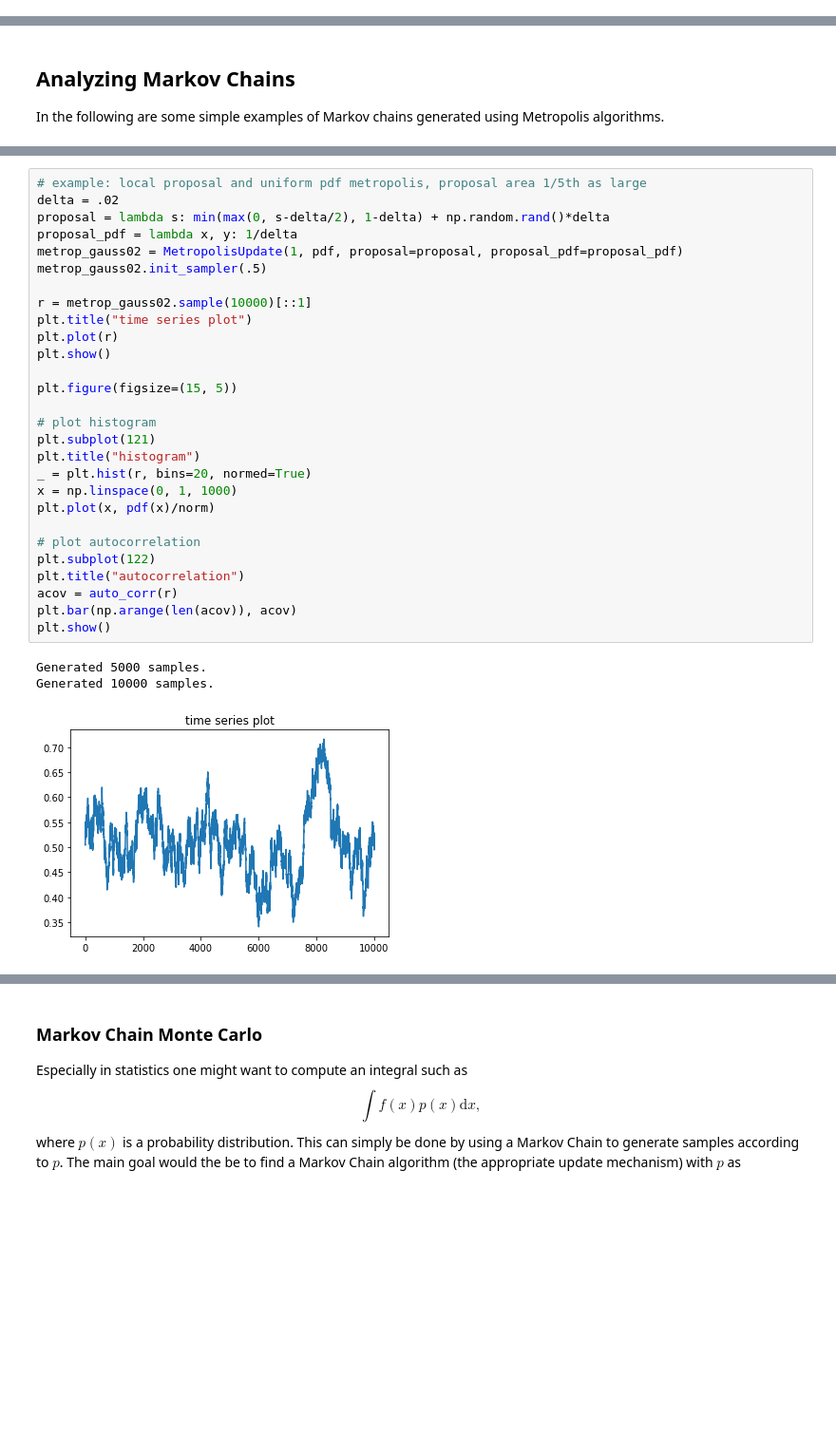
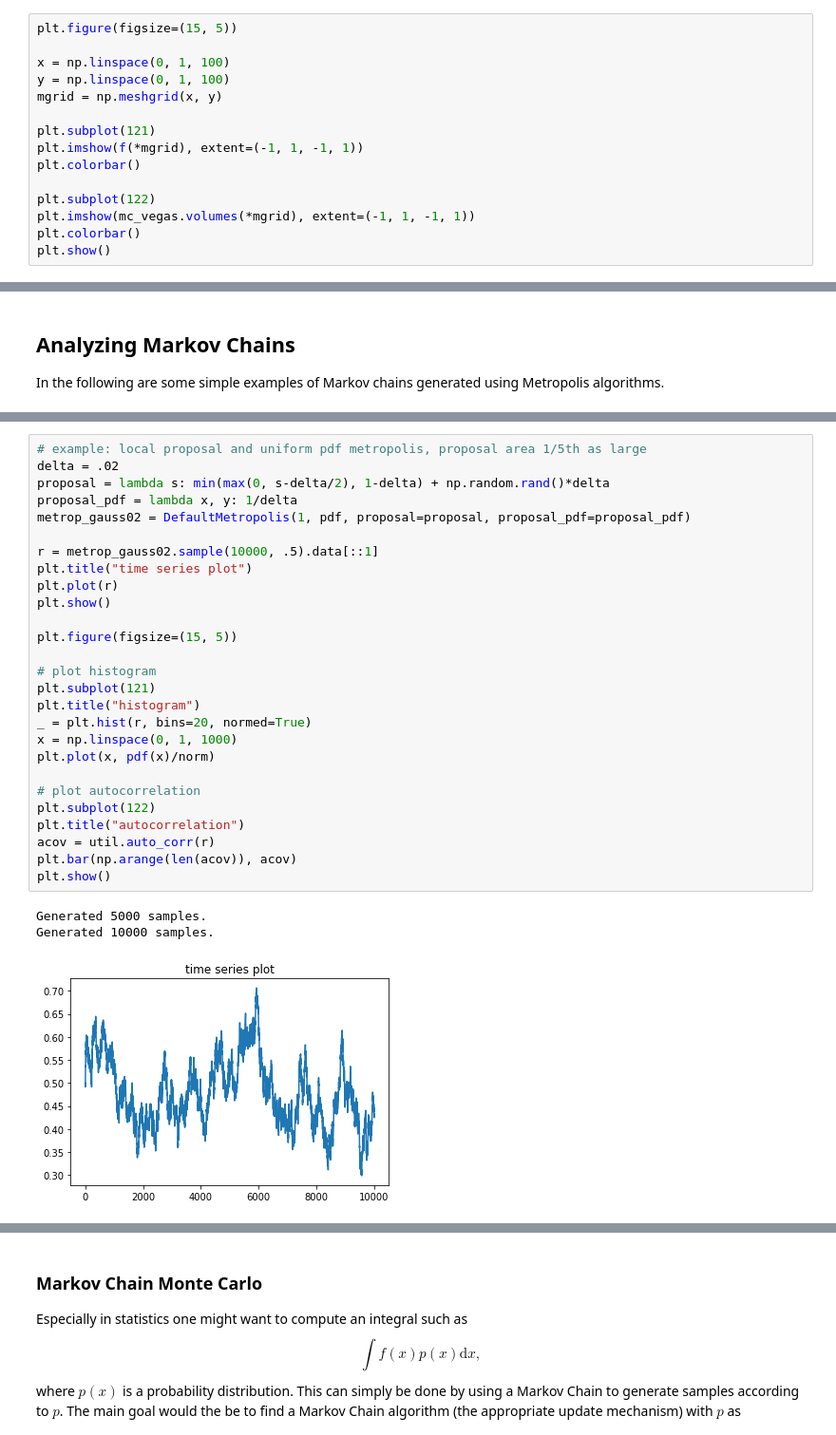
Before and after one commit to mathisgerdes/hep-monte-carlo, a Jupyter notebook: monte_carlo.ipynb, the cells around one changed output, grey strips where cells are left out. Shown at 95% size. Cells and saved outputs as stored; diff of their text form; blank space fills up the shorter version.

```diff
--- a/monte_carlo.ipynb
+++ b/monte_carlo.ipynb
@@ -517,0 +547,15 @@ plt.show()
+# %%
+plt.figure(figsize=(15, 5))
+
+x = np.linspace(0, 1, 100)
+y = np.linspace(0, 1, 100)
+mgrid = np.meshgrid(x, y)
+
+plt.subplot(121)
+plt.imshow(f(*mgrid), extent=(-1, 1, -1, 1))
+plt.colorbar()
+
+plt.subplot(122)
+plt.imshow(mc_vegas.volumes(*mgrid), extent=(-1, 1, -1, 1))
+plt.colorbar()
+plt.show()
@@ -712,32 +754,31 @@ Generated 10000 samples.
 # %%
 # example: local proposal and uniform pdf metropolis, proposal area 1/5th as large
 delta = .02
 proposal = lambda s: min(max(0, s-delta/2), 1-delta) + np.random.rand()*delta
 proposal_pdf = lambda x, y: 1/delta
-metrop_gauss02 = MetropolisUpdate(1, pdf, proposal=proposal, proposal_pdf=proposal_pdf)
-metrop_gauss02.init_sampler(.5)
+metrop_gauss02 = DefaultMetropolis(1, pdf, proposal=proposal, proposal_pdf=proposal_pdf)
 
-r = metrop_gauss02.sample(10000)[::1]
+r = metrop_gauss02.sample(10000, .5).data[::1]
 plt.title("time series plot")
 plt.plot(r)
 plt.show()
 
 plt.figure(figsize=(15, 5))
 
 # plot histogram
 plt.subplot(121)
 plt.title("histogram")
 _ = plt.hist(r, bins=20, normed=True)
 x = np.linspace(0, 1, 1000)
 plt.plot(x, pdf(x)/norm)
 
 # plot autocorrelation
 plt.subplot(122)
 plt.title("autocorrelation")
-acov = auto_corr(r)
+acov = util.auto_corr(r)
 plt.bar(np.arange(len(acov)), acov)
 plt.show()
 # %% [output]
 Generated 5000 samples.
 Generated 10000 samples.
-[figure, old version]
+[figure, new version]
```
Also changed, not shown: parts of 35 cells of this notebook, 4 other files.
